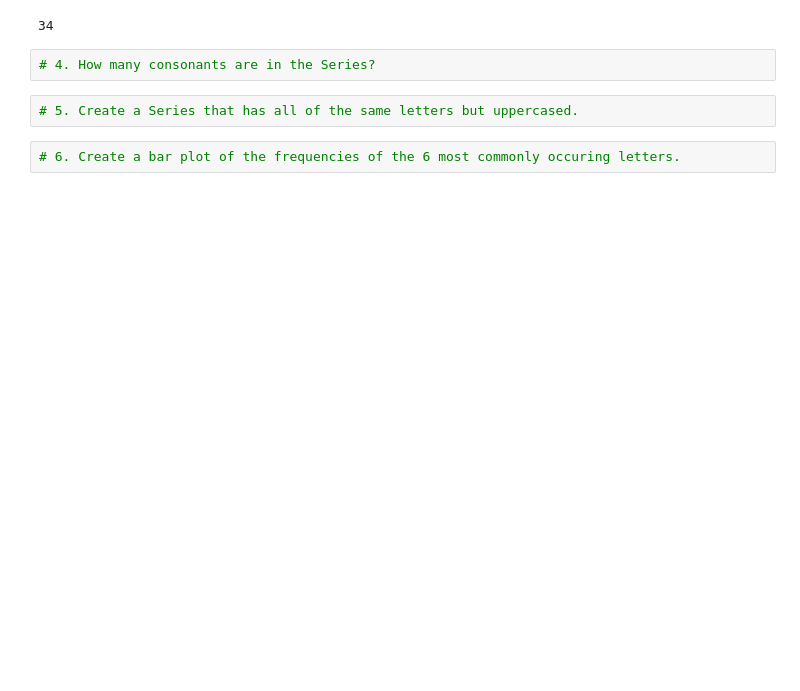
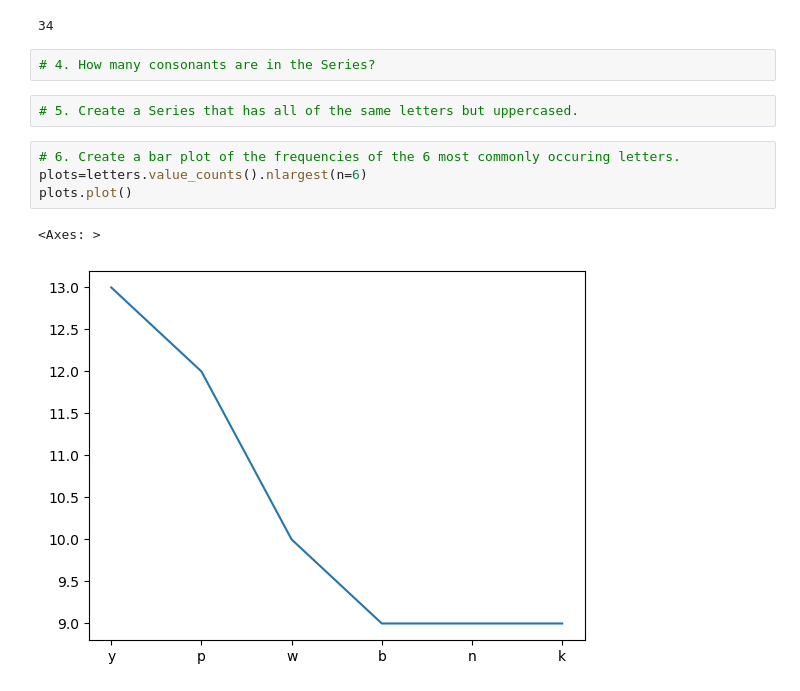
Before and after one commit to kelseyhangyu/ds-libraries-exercises, a Jupyter notebook: pandas_series.ipynb, the cells around one changed output. Cells and saved outputs as stored; diff of their text form; blank space fills up the shorter version.

```diff
--- a/pandas_series.ipynb
+++ b/pandas_series.ipynb
@@ -757,4 +785,9 @@ letters.apply(is_vowel).sum()
 # 5. Create a Series that has all of the same letters but uppercased.
 # %%
 # 6. Create a bar plot of the frequencies of the 6 most commonly occuring letters.
+plots=letters.value_counts().nlargest(n=6)
+plots.plot()
+# %% [output]
+<Axes: >
+[figure, added]
 # %%
```
Also changed, not shown: parts of 16 cells of this notebook.
